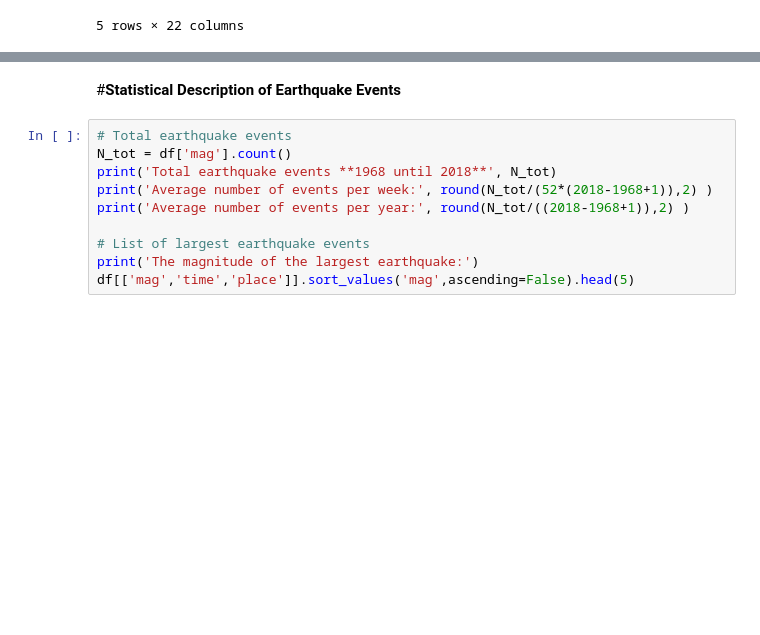
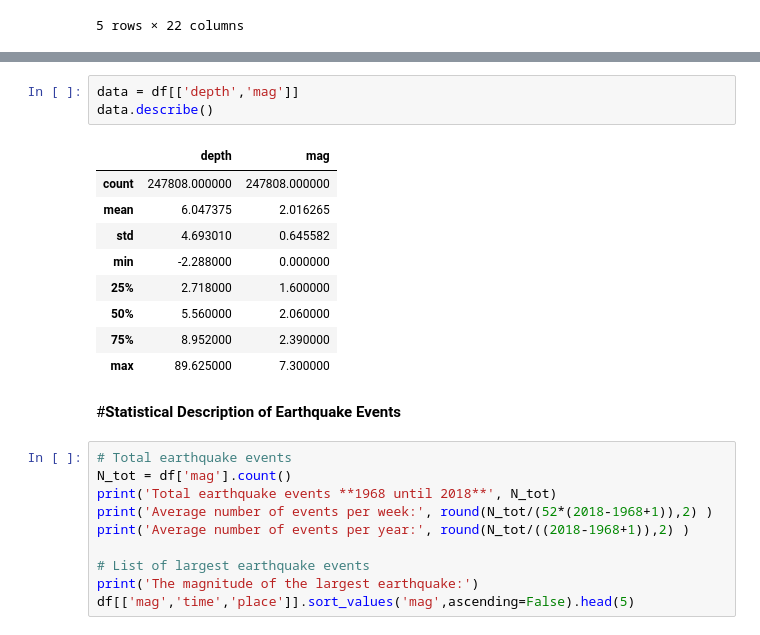
Before and after one commit to arifadli/Exploratory-Data-Analysis, a Jupyter notebook: Earthquake Research/Exploratory Data Analysis - California Earthquake.ipynb, the cells around one changed output, grey strips where cells are left out. Saved outputs shown, nothing was run; the diff lists cells and outputs as text; blank space fills up the shorter version.

```diff
--- a/Earthquake Research/Exploratory Data Analysis - California Earthquake.ipynb
+++ b/Earthquake Research/Exploratory Data Analysis - California Earthquake.ipynb
@@ -63,3 +85,16 @@ df.head(5)
+# %%
+data = df[['depth','mag']]
+data.describe()
+# %% [output]
+|  | depth | mag |
+| count | 247808.000000 | 247808.000000 |
+| mean | 6.047375 | 2.016265 |
+| std | 4.693010 | 0.645582 |
+| min | -2.288000 | 0.000000 |
+| 25% | 2.718000 | 1.600000 |
+| 50% | 5.560000 | 2.060000 |
+| 75% | 8.952000 | 2.390000 |
+| max | 89.625000 | 7.300000 |
 # %% [markdown]
 #**Statistical Description of Earthquake Events**
 # %%
```
Also changed, not shown: parts of 9 cells of this notebook, 1 other file.
